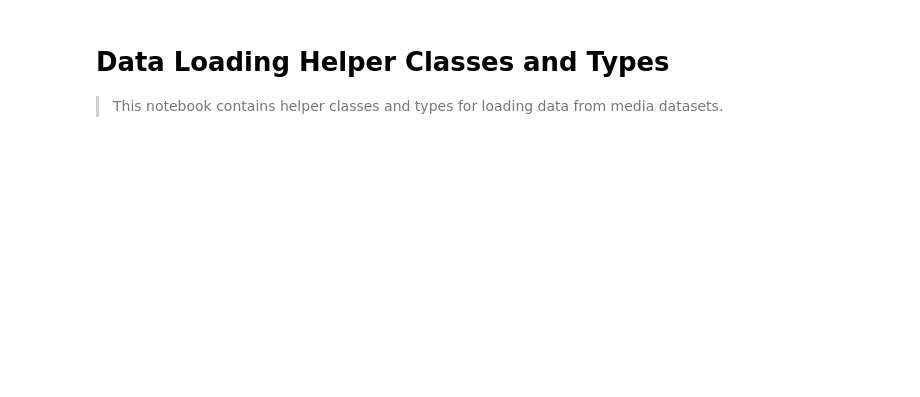
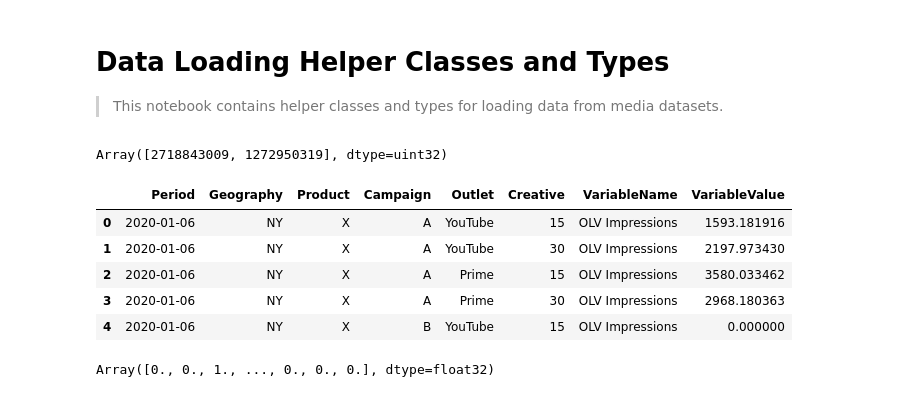
Before and after one commit to redam94/Haruspex, a Jupyter notebook: nbs/utils/00_data_loading.ipynb, the cells around one changed output. Drawn from its saved outputs; the diff is of its cells as text; code cells hidden in the pictures; blank space fills up the shorter version.

```diff
--- a/nbs/utils/00_data_loading.ipynb
+++ b/nbs/utils/00_data_loading.ipynb
@@ -25,0 +54,19 @@ from pathlib import Path
+# %%
+keys = key_gen(0)
+next(keys)
+# %% [output]
+Array([2718843009, 1272950319], dtype=uint32)
+# %%
+#| echo: false
+mff = pd.read_csv(
+  '../data/fake_mff.csv'
+)
+mff["Period"] = pd.to_datetime(mff["Period"])
+mff.head()
+# %% [output]
+|  | Period | Geography | Product | Campaign | Outlet | Creative | VariableName | VariableValue |
+| 0 | 2020-01-06 | NY | X | A | YouTube | 15 | OLV Impressions | 1593.181916 |
+| 1 | 2020-01-06 | NY | X | A | YouTube | 30 | OLV Impressions | 2197.973430 |
+| 2 | 2020-01-06 | NY | X | A | Prime | 15 | OLV Impressions | 3580.033462 |
+| 3 | 2020-01-06 | NY | X | A | Prime | 30 | OLV Impressions | 2968.180363 |
+| 4 | 2020-01-06 | NY | X | B | YouTube | 15 | OLV Impressions | 0.000000 |
@@ -25,0 +111,4 @@ from pathlib import Path
+# %%
+jax.numpy.asarray(mff_clean.query("VariableName in @holiday_var_names").set_index(["Period","Product", "Geography"])['VariableValue'])
+# %% [output]
+Array([0., 0., 1., ..., 0., 0., 0.], dtype=float32)
```
Also changed, not shown: parts of 21 cells of this notebook, 9 other files.
